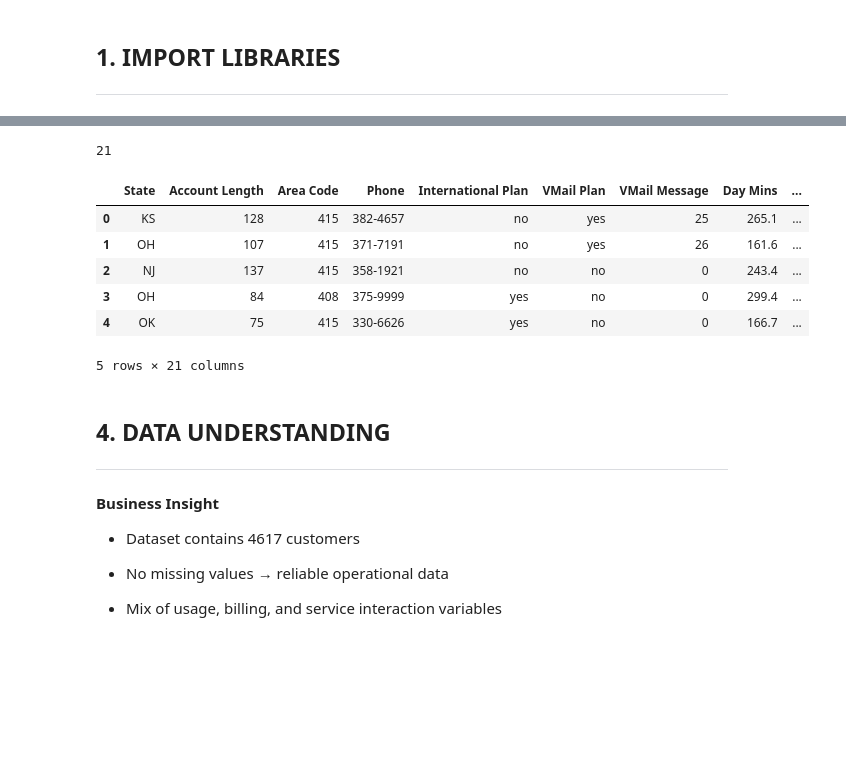
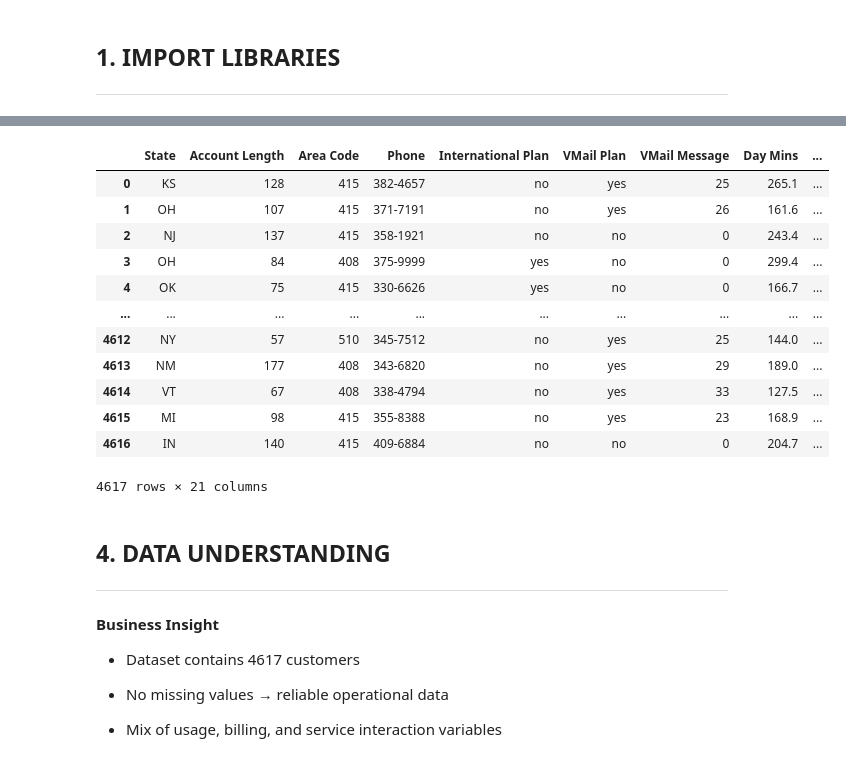
Before and after one commit to ThomasMathewz/Telecom-Customer-Churn-Prediction, a Jupyter notebook: Business_Case_for_PRCL_0017.ipynb, the cells around one changed output, grey strips where cells are left out. Drawn from its saved outputs; the diff is of its cells as text; code cells hidden in the pictures; blank space fills up the shorter version.

Commit message:
Changes data loading method

```diff
--- a/Business_Case_for_PRCL_0017.ipynb
+++ b/Business_Case_for_PRCL_0017.ipynb
@@ -104,50 +59,20 @@ Shape :  (4617, 21)
-# %%
-columns = [
-    "State",
-    "Account Length",
-    "Area Code",
-    "Phone",
-    "International Plan",
-    "VMail Plan",
-    "VMail Message",
-    "Day Mins",
-    "Day Calls",
-    "Day Charge",
-    "Eve Mins" ,
-    "Eve Calls" ,
-    "Eve Charge" ,
-    "Night Mins",
-    "Night Calls",
-    "Night Charge",
-    "International Mins",
-    "International calls",
-    "International Charge",
-    "CustServ Calls",
-    "Churn",
-]
-
-len(columns)
-# %% [output]
-21
-# %%
-# Safety check
-if df.shape[1] != len(columns):
-    raise ValueError(
-        f"Column count mismatch: Data has {df.shape[1]} columns, "
-        f"but {len(columns)} column names provided."
-    )
-
-df.columns = columns
-
-df.head()
-# %% [output]
-|  | State | Account Length | Area Code | Phone | International Plan | VMail Plan | VMail Message | Day Mins | ... |
-| 0 | KS | 128 | 415 | 382-4657 | no | yes | 25 | 265.1 | ... |
-| 1 | OH | 107 | 415 | 371-7191 | no | yes | 26 | 161.6 | ... |
-| 2 | NJ | 137 | 415 | 358-1921 | no | no | 0 | 243.4 | ... |
-| 3 | OH | 84 | 408 | 375-9999 | yes | no | 0 | 299.4 | ... |
-| 4 | OK | 75 | 415 | 330-6626 | yes | no | 0 | 166.7 | ... |
-5 rows × 21 columns
+# %%
+df = pd.read_csv('/content/drive/MyDrive/Client Project/telecom_churn_data.csv')
+df
+# %% [output]
+|  | State | Account Length | Area Code | Phone | International Plan | VMail Plan | VMail Message | Day Mins | ... |
+| 0 | KS | 128 | 415 | 382-4657 | no | yes | 25 | 265.1 | ... |
+| 1 | OH | 107 | 415 | 371-7191 | no | yes | 26 | 161.6 | ... |
+| 2 | NJ | 137 | 415 | 358-1921 | no | no | 0 | 243.4 | ... |
+| 3 | OH | 84 | 408 | 375-9999 | yes | no | 0 | 299.4 | ... |
+| 4 | OK | 75 | 415 | 330-6626 | yes | no | 0 | 166.7 | ... |
+| ... | ... | ... | ... | ... | ... | ... | ... | ... | ... |
+| 4612 | NY | 57 | 510 | 345-7512 | no | yes | 25 | 144.0 | ... |
+| 4613 | NM | 177 | 408 | 343-6820 | no | yes | 29 | 189.0 | ... |
+| 4614 | VT | 67 | 408 | 338-4794 | no | yes | 33 | 127.5 | ... |
+| 4615 | MI | 98 | 415 | 355-8388 | no | yes | 23 | 168.9 | ... |
+| 4616 | IN | 140 | 415 | 409-6884 | no | no | 0 | 204.7 | ... |
+4617 rows × 21 columns
 # %% [markdown]
 ## 4. DATA UNDERSTANDING
 ---
```
Also changed, not shown: parts of 8 cells of this notebook, 1 other file.
